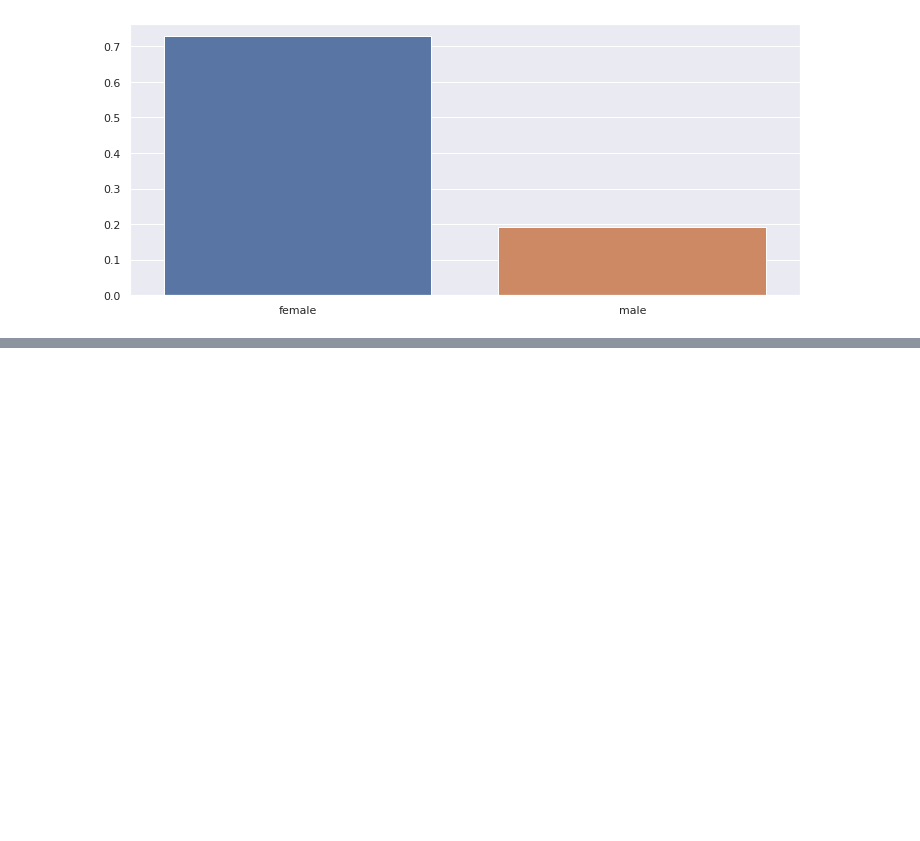
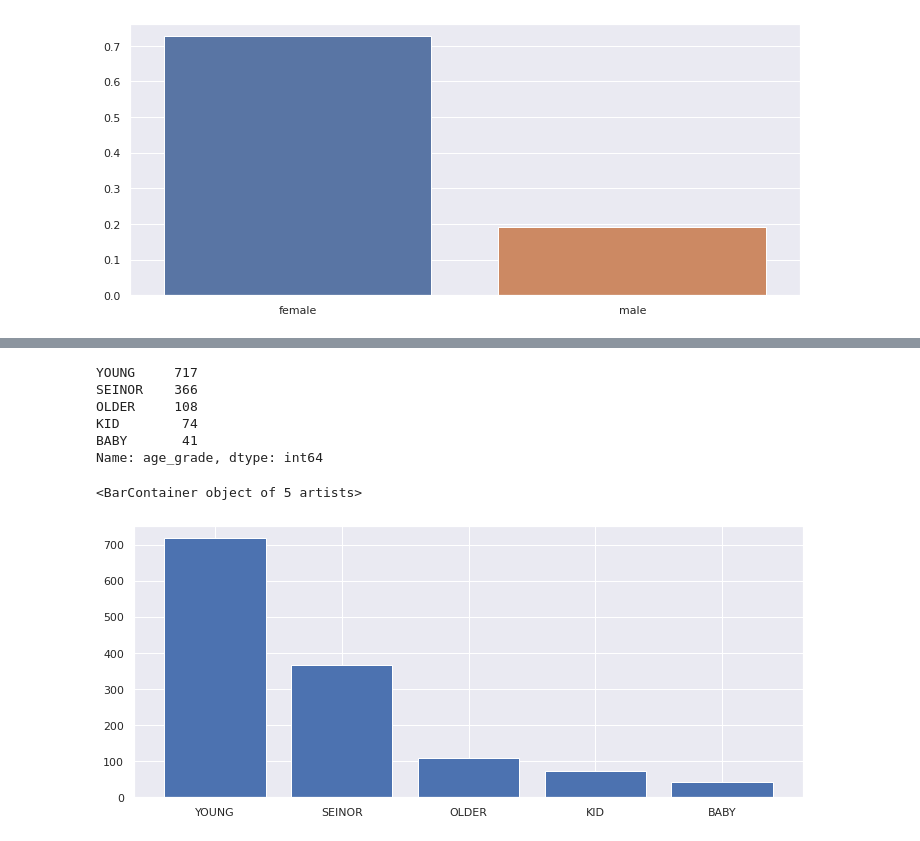
Before and after one commit to y001003/yeardream, a Jupyter notebook: project/python_advance/Titanic_EDA.ipynb, the cells around one changed output, grey strips where cells are left out. Saved outputs shown, nothing was run; the diff lists cells and outputs as text; code cells hidden in the pictures; blank space fills up the shorter version.

```diff
--- a/project/python_advance/Titanic_EDA.ipynb
+++ b/project/python_advance/Titanic_EDA.ipynb
@@ -159,0 +275,13 @@ pd.pivot_table(data=df,index='pclass',columns='sex',aggfunc = 'mean')[['age','fa
+# %%
+def age_func(age):
+    if age < 4:
+        return "BABY"
+    elif age < 16:
+        return "KID"
+    elif age < 30:
+        return "YOUNG"
+    elif age < 50:
+        return "SEINOR"
+    else:
+        return "OLDER"
+df['age'].map(age_func).value_counts()
@@ -159,0 +295,5 @@ pd.pivot_table(data=df,index='pclass',columns='sex',aggfunc = 'mean')[['age','fa
+# %%
+df1 = df.copy()
+# %%
+df1['age_grade'] = df['age'].map(age_func)
+df1
@@ -159,0 +314,13 @@ pd.pivot_table(data=df,index='pclass',columns='sex',aggfunc = 'mean')[['age','fa
+# %%
+# 연령별 탑승객 수
+print(df1['age_grade'].value_counts())
+plt.bar(x=df1['age_grade'].value_counts().index, height=df1['age_grade'].value_counts())
+# %% [output]
+YOUNG     717
+SEINOR    366
+OLDER     108
+KID        74
+BABY       41
+Name: age_grade, dtype: int64
+<BarContainer object of 5 artists>
+[figure, added]
```
Also changed, not shown: parts of 31 cells of this notebook.
